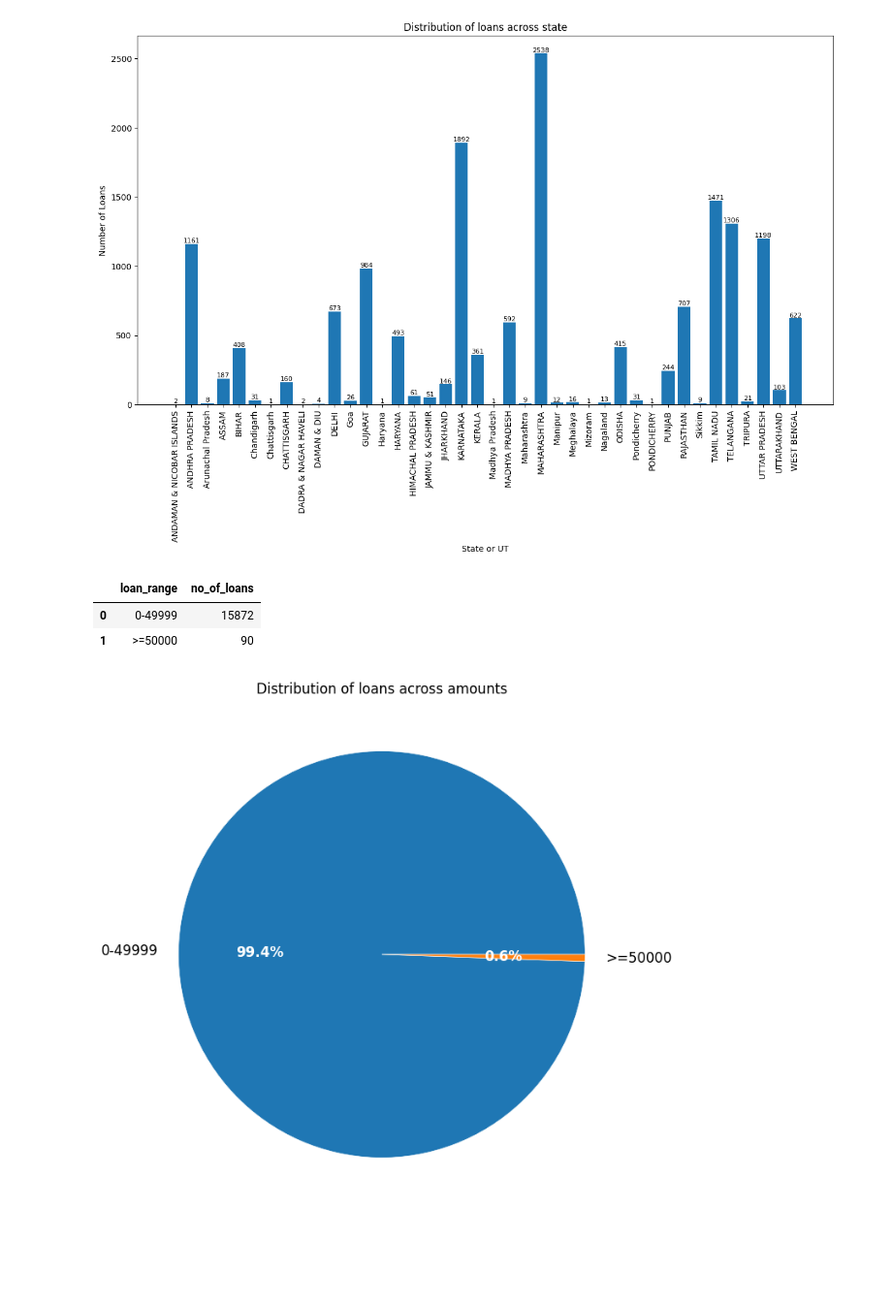
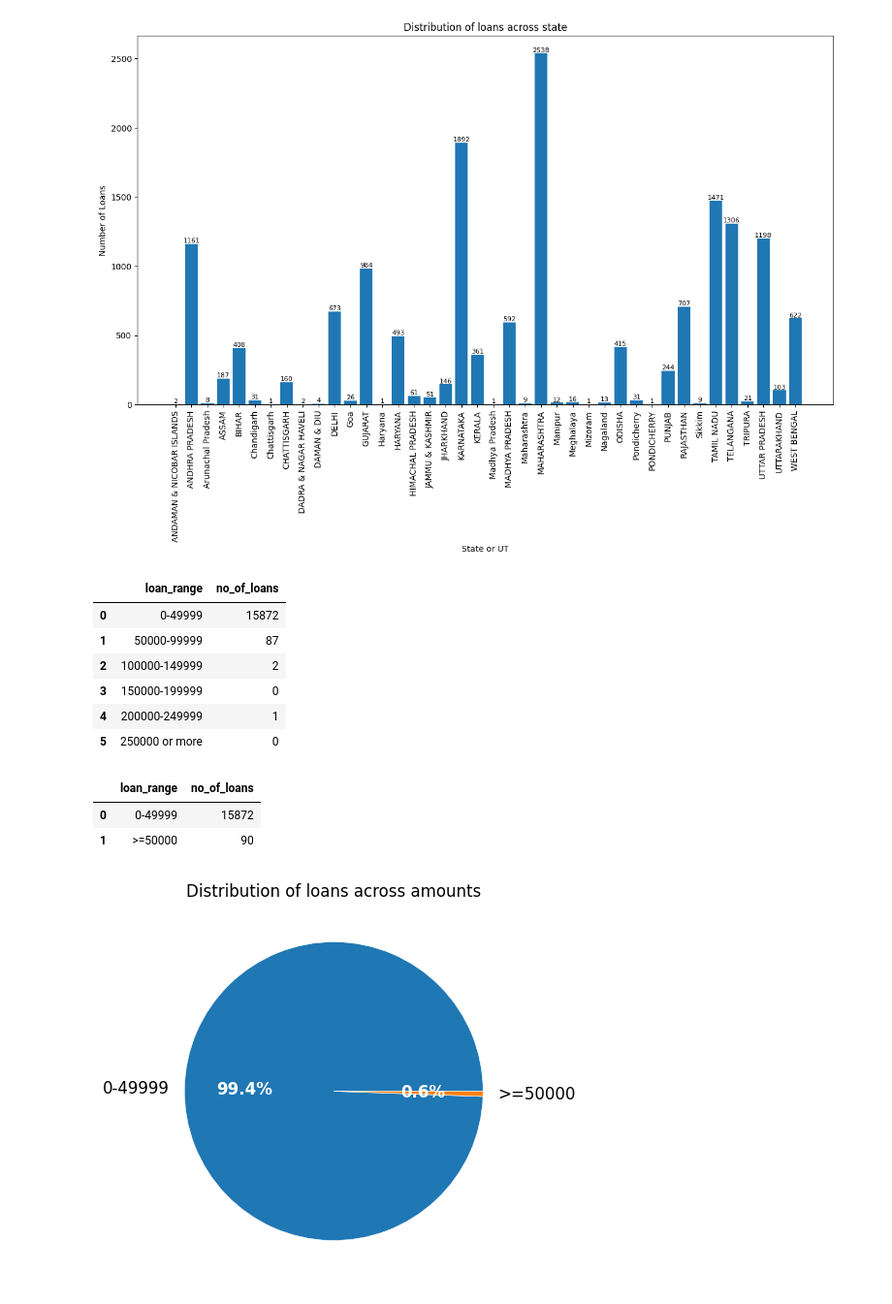
Before and after one commit to imTheDevil/loans-data-analysis, a Jupyter notebook: visualizations.ipynb, the cells around one changed output. Shown at 97% size. Saved outputs shown, nothing was run; the diff lists cells and outputs as text; code cells hidden in the pictures; blank space fills up the shorter version.

Commit message:
Added a few visualizations/insights

```diff
--- a/visualizations.ipynb
+++ b/visualizations.ipynb
@@ -32,24 +39,34 @@ plt.show()
 # %% [output]
 [figure]
 # %%
-q2b
+q2
 # %% [output]
 |  | loan_range | no_of_loans |
 | 0 | 0-49999 | 15872 |
-| 1 | >=50000 | 90 |
+| 1 | 50000-99999 | 87 |
+| 2 | 100000-149999 | 2 |
+| 3 | 150000-199999 | 0 |
+| 4 | 200000-249999 | 1 |
+| 5 | 250000 or more | 0 |
+# %%
+q2b
+# %% [output]
+|  | loan_range | no_of_loans |
+| 0 | 0-49999 | 15872 |
+| 1 | >=50000 | 90 |
 # %%
 #Q2
 #Pie chart for "Distribution of loans across amount range"
-fig, ax = plt.subplots(figsize=(8,8))
+fig, ax = plt.subplots(figsize=(5,5))
 #capturing patches, text and pct returned by ax.pie
 patches, texts, pcts = ax.pie(x = q2b['no_of_loans'],
        labels = q2b['loan_range'],
        autopct = '%1.1f%%',
        wedgeprops = {'linewidth':.4, 'edgecolor':'white'},
        textprops = {'size':'large'}
       )
 plt.setp(pcts, color='white', fontweight='bold')#styling only percentage values
 ax.set_title('Distribution of loans across amounts')
 plt.show()
 # %% [output]
-[figure, old version]
+[figure, new version]
```
Also changed, not shown: parts of 14 cells of this notebook.
